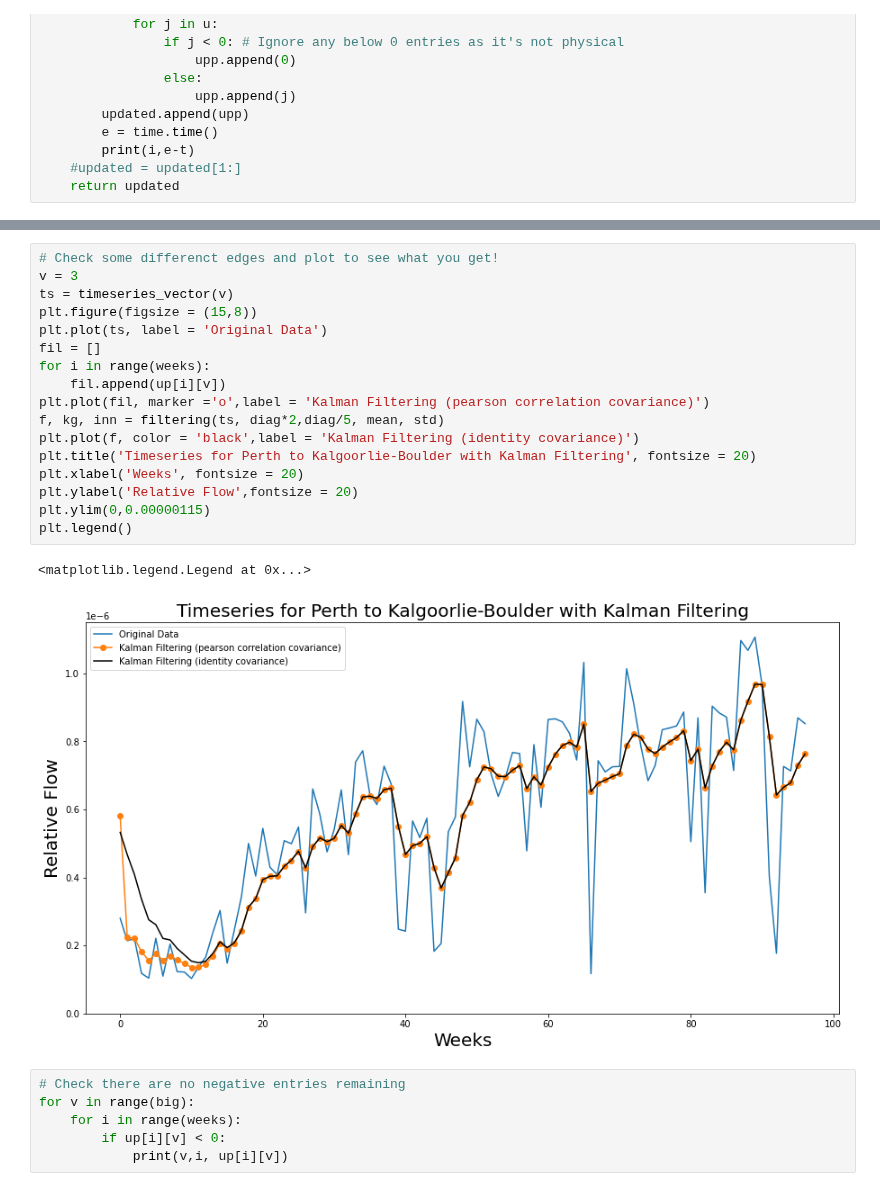
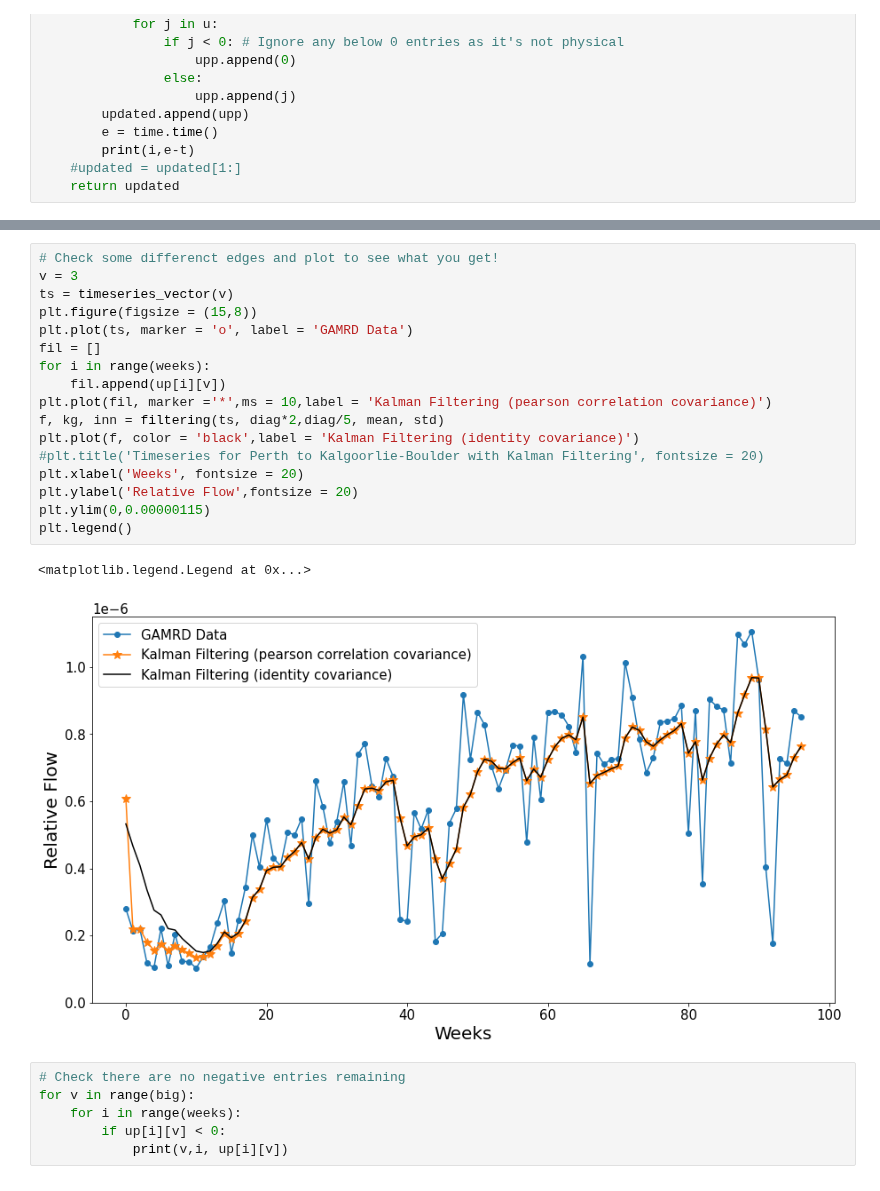
Before and after one commit to yuval-b/covid_thesis, a Jupyter notebook: 2. Kalman Filtering.ipynb, the cells around one changed output, grey strips where cells are left out. Drawn from its saved outputs; the diff is of its cells as text.

```diff
--- a/2. Kalman Filtering.ipynb
+++ b/2. Kalman Filtering.ipynb
@@ -281,23 +281,23 @@ up = filtering_all(diag*2,diag/5,Sig,observ) #Run the function!
 # %%
 # Check some differenct edges and plot to see what you get!
 v = 3
 ts = timeseries_vector(v)
 plt.figure(figsize = (15,8))
-plt.plot(ts, label = 'Original Data')
+plt.plot(ts, marker = 'o', label = 'GAMRD Data')
 fil = []
 for i in range(weeks):
     fil.append(up[i][v])
-plt.plot(fil, marker ='o',label = 'Kalman Filtering (pearson correlation covariance)')
+plt.plot(fil, marker ='*',ms = 10,label = 'Kalman Filtering (pearson correlation covariance)')
 f, kg, inn = filtering(ts, diag*2,diag/5, mean, std)
 plt.plot(f, color = 'black',label = 'Kalman Filtering (identity covariance)')
-plt.title('Timeseries for Perth to Kalgoorlie-Boulder with Kalman Filtering', fontsize = 20)
+#plt.title('Timeseries for Perth to Kalgoorlie-Boulder with Kalman Filtering', fontsize = 20)
 plt.xlabel('Weeks', fontsize = 20)
 plt.ylabel('Relative Flow',fontsize = 20)
 plt.ylim(0,0.00000115)
 plt.legend()
 # %% [output]
 <matplotlib.legend.Legend at 0x...>
-[figure, old version]
+[figure, new version]
 # %%
 # Check there are no negative entries remaining
 for v in range(big):
```
Also changed, not shown: parts of 8 cells of this notebook, 5 other files.
